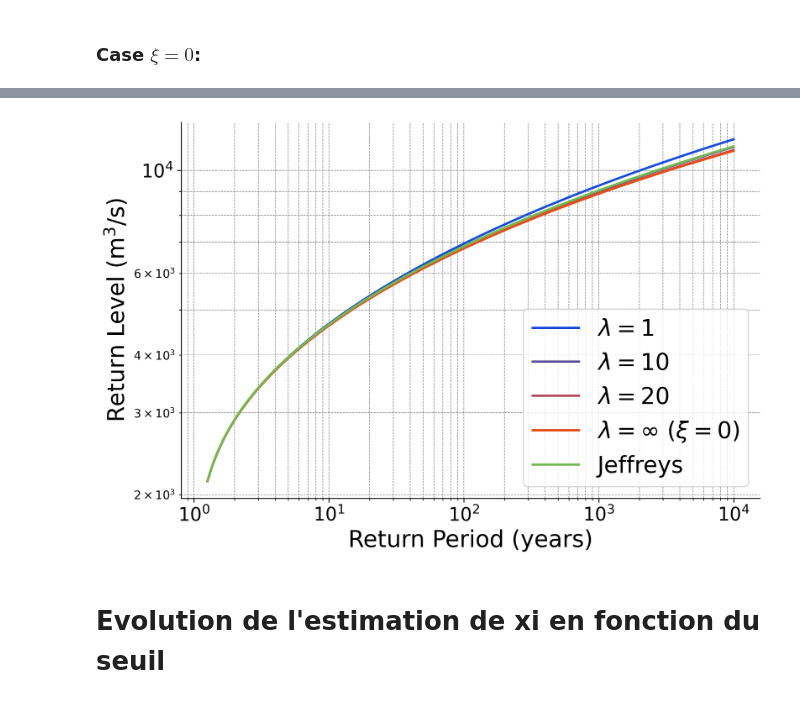
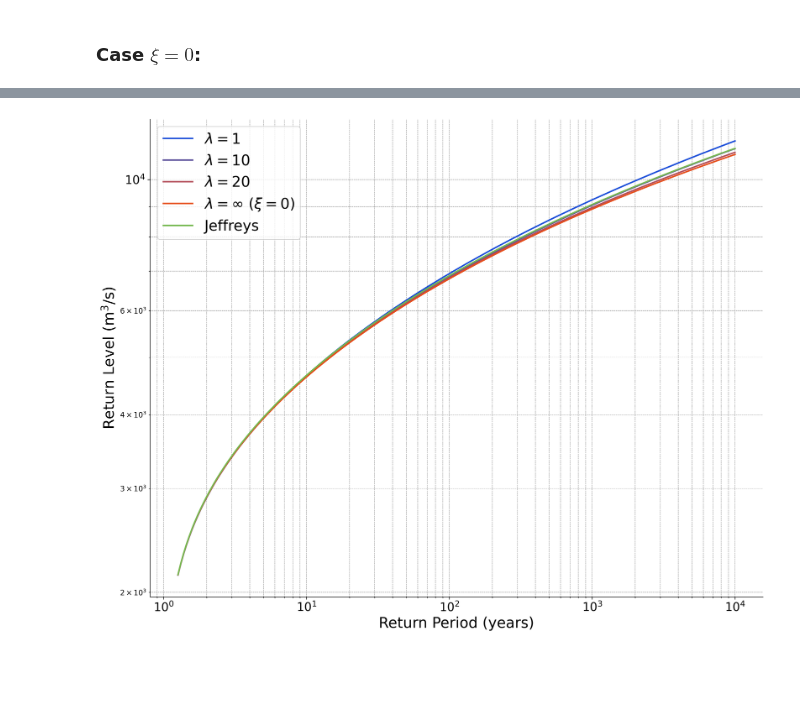
Before and after one commit to TheoMoins/ExtremesPyMC, a Jupyter notebook: real_data.ipynb, the cells around one changed output, grey strips where cells are left out. Cells and saved outputs as stored; diff of their text form; code cells hidden in the pictures; blank space fills up the shorter version.

```diff
--- a/real_data.ipynb
+++ b/real_data.ipynb
@@ -38,7 +38,7 @@ data_file = "data/Golfech_CRUE_1915-2013.txt"
 
 
 
-def extract_data_castor(threshold):
+def extract_data(threshold):
 
     observations_under_u = []
     observations_above_u = []
@@ -80,7 +80,6 @@ def decluster_data(obs, time, cluster_int = 3):
         while idx < len(obs)-1 and abs(time[idx] - time[idx+1]).days <= cluster_int:
             idx += 1
             current_obs = max(current_obs, obs[idx])
-#             current_time = max(current_time, time[idx])
         obs_res.append(current_obs)
         time_res.append(current_time)
         idx += 1
@@ -134,7 +89,7 @@ threshold = 2000
 decluster = True
 n_years = 99
 
-observations_under_u, obs, time_under_u, time = extract_data_castor(threshold = threshold)
+observations_under_u, obs, time_under_u, time = extract_data(threshold = threshold)
 
 if decluster:
     obs, time = decluster_data(obs, time)
@@ -533,7 +395,7 @@ light_tail_list = [False, False, False, True, False]
 
 r_list = np.logspace(0.1, 4, 200)
 
-fig = plt.figure(figsize=(9,6), dpi=300)
+fig = plt.figure(figsize=(15,12), dpi=300)
 ax = fig.add_subplot(111)
 ax.spines['right'].set_visible(False)
 ax.spines['top'].set_visible(False)
@@ -546,12 +408,9 @@ col_list = [(0.1, 0.3, 0.85), (0.35, 0.3, 0.6), (0.7, 0.3, 0.35),
 
 for i, trace in enumerate(traces):
 
-    param_mean = az.summary(data=trace, stat_funcs=func_dict, hdi_prob = 0.95,
-                            var_names=["mu_m", "sig_m", "xi"])["mean"]
-    param_hdi1 = az.summary(data=trace, stat_funcs=func_dict, hdi_prob = 0.95,
-                            var_names=["mu_m", "sig_m", "xi"])["hdi_2.5%"]
-    param_hdi2 = az.summary(data=trace, stat_funcs=func_dict, hdi_prob = 0.95,
-                            var_names=["mu_m", "sig_m", "xi"])["hdi_97.5%"]
+    param_mean = az.summary(data=trace, hdi_prob = 0.95, var_names=["mu_m", "sig_m", "xi"])["mean"]
+    param_hdi1 = az.summary(data=trace, hdi_prob = 0.95, var_names=["mu_m", "sig_m", "xi"])["hdi_2.5%"]
+    param_hdi2 = az.summary(data=trace, hdi_prob = 0.95, var_names=["mu_m", "sig_m", "xi"])["hdi_97.5%"]
 
     levels_mean = [get_return_level(r, trace, param_mean, light_tail=light_tail_list[i]) for r in r_list]
     levels_hdi1 = [get_return_level(r, trace, param_hdi1, light_tail=light_tail_list[i]) for r in r_list]
@@ -566,11 +425,11 @@ for i, trace in enumerate(traces):
 
     plt.xlabel("Return Period (years)",  fontsize = 20)
     plt.ylabel("Relative CI length",  fontsize = 20)
-#     plt.legend(["$\lambda = 1$",
-#                 "$\lambda = 10$",
-#                 "$\lambda = 20$",
-#                 "$\lambda = \infty$ ($\\xi = 0$)",
-#                 "Jeffreys"], fontsize = 20)
+    plt.legend(["$\lambda = 1$",
+                "$\lambda = 10$",
+                "$\lambda = 20$",
+                "$\lambda = \infty$ ($\\xi = 0$)",
+                "Jeffreys"], fontsize = 20)
 
 plt.show()
 # %% [output]
@@ -581,51 +442,40 @@ light_tail_list = [False, False, False, True]
 
 r_list = np.logspace(0.1, 4, 200)
 
-fig = plt.figure(figsize=(9,6), dpi=300)
+fig = plt.figure(figsize=(15,12), dpi=300)
 ax = fig.add_subplot(111)
 ax.spines['right'].set_visible(False)
 ax.spines['top'].set_visible(False)
 ax.set_xscale('log')
 ax.set_yscale('log')
 ax.xaxis.set_tick_params(labelsize=16)
 ax.yaxis.set_tick_params(labelsize=16)
 
-# ax.set_ylim(0, 0.1)
-
 
 col_list = [(0.1, 0.3, 0.85), (0.35, 0.3, 0.6), (0.7, 0.3, 0.35),
             (0.9, 0.3, 0.1), COLOR_LIST[1]]
 
-param_mean_jeffreys = az.summary(data=traces[-1], stat_funcs=func_dict, hdi_prob = 0.95,
-                        var_names=["mu_m", "sig_m", "xi"])["mean"]
+param_mean_jeffreys = az.summary(data=traces[-1], hdi_prob = 0.95, var_names=["mu_m", "sig_m", "xi"])["mean"]
 levels_mean_jeffreys = [get_return_level(r, traces[-1], param_mean_jeffreys, light_tail=False) for r in r_list]
 
 for i, tail_bool in enumerate(light_tail_list):
 
-    param_mean = az.summary(data=traces[i], stat_funcs=func_dict, hdi_prob = 0.95,
-                            var_names=["mu_m", "sig_m", "xi"])["mean"]
-
+    param_mean = az.summary(data=traces[i], hdi_prob = 0.95, var_names=["mu_m", "sig_m", "xi"])["mean"]
     levels_mean = [get_return_level(r, traces[i], param_mean, light_tail=tail_bool) for r in r_list]
 
-#     relative_length = [abs(i2-i1)/i1 for (i1, i2) in zip(levels_mean, levels_mean_jeffreys)]
+    plt.plot(r_list, levels_mean, "-", color=col_list[i], linewidth = 2)
 
-    plt.plot(r_list, levels_mean, "-", color=col_list[i],
-             linewidth = 2)
-
-plt.plot(r_list, levels_mean_jeffreys, "-", color=col_list[-1],
-     linewidth = 2)
+plt.plot(r_list, levels_mean_jeffreys, "-", color=col_list[-1], linewidth = 2)
 plt.grid(color = 'grey', which='both', linestyle = '--', linewidth = 0.5)
 
 plt.xlabel("Return Period (years)",  fontsize = 20)
 plt.ylabel("Return Level (m$^3$/s)",  fontsize = 20)
 plt.legend(["$\lambda = 1$",
             "$\lambda = 10$",
             "$\lambda = 20$",
             "$\lambda = \infty$ ($\\xi = 0$)",
             "Jeffreys"], fontsize = 20)
 
 plt.show()
 # %% [output]
-[figure, old version]
+[figure, new version]
-# %% [markdown]
-# Evolution de l'estimation de xi en fonction du seuil
```
Also changed, not shown: parts of 41 cells of this notebook, 6 other files.
